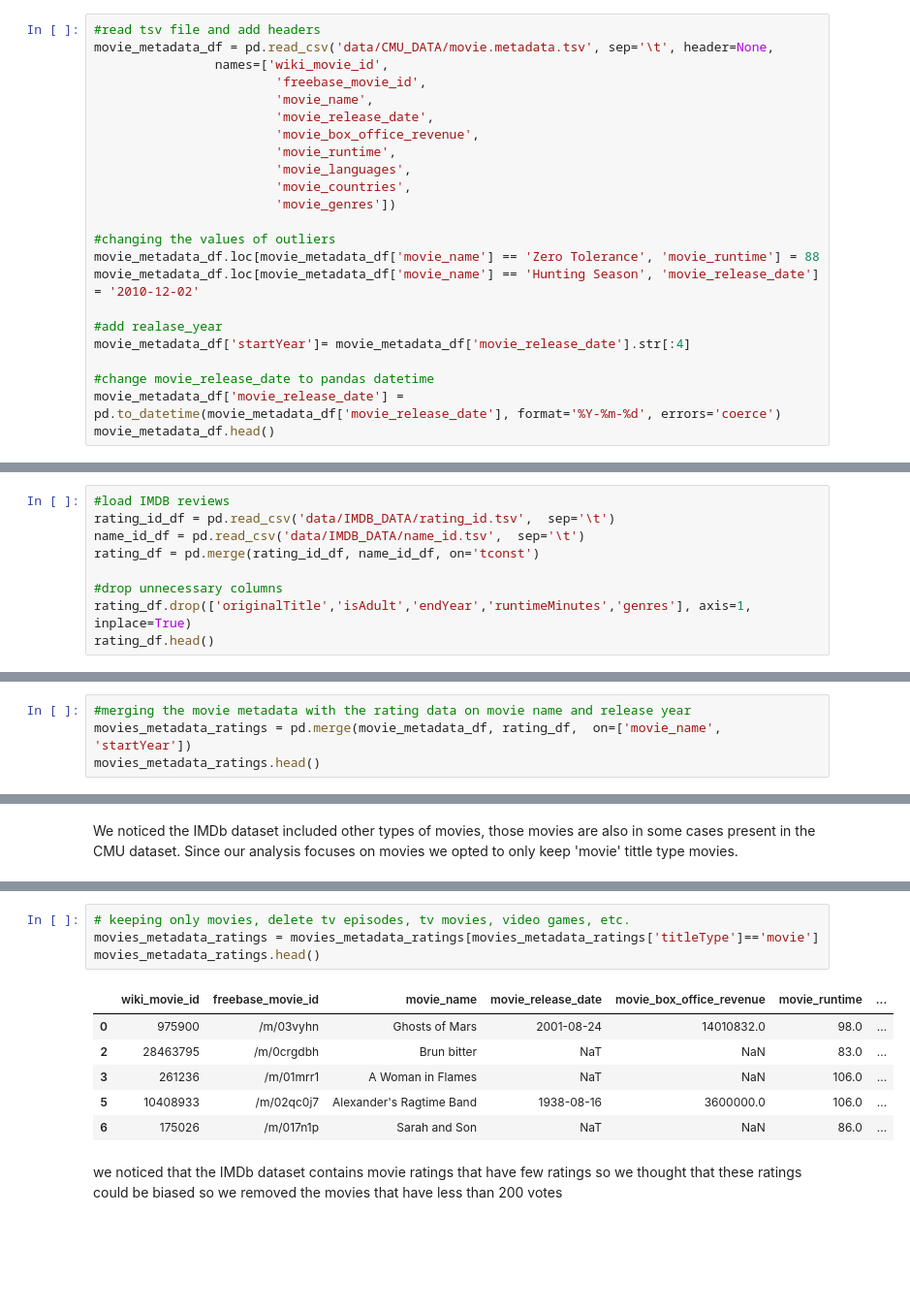
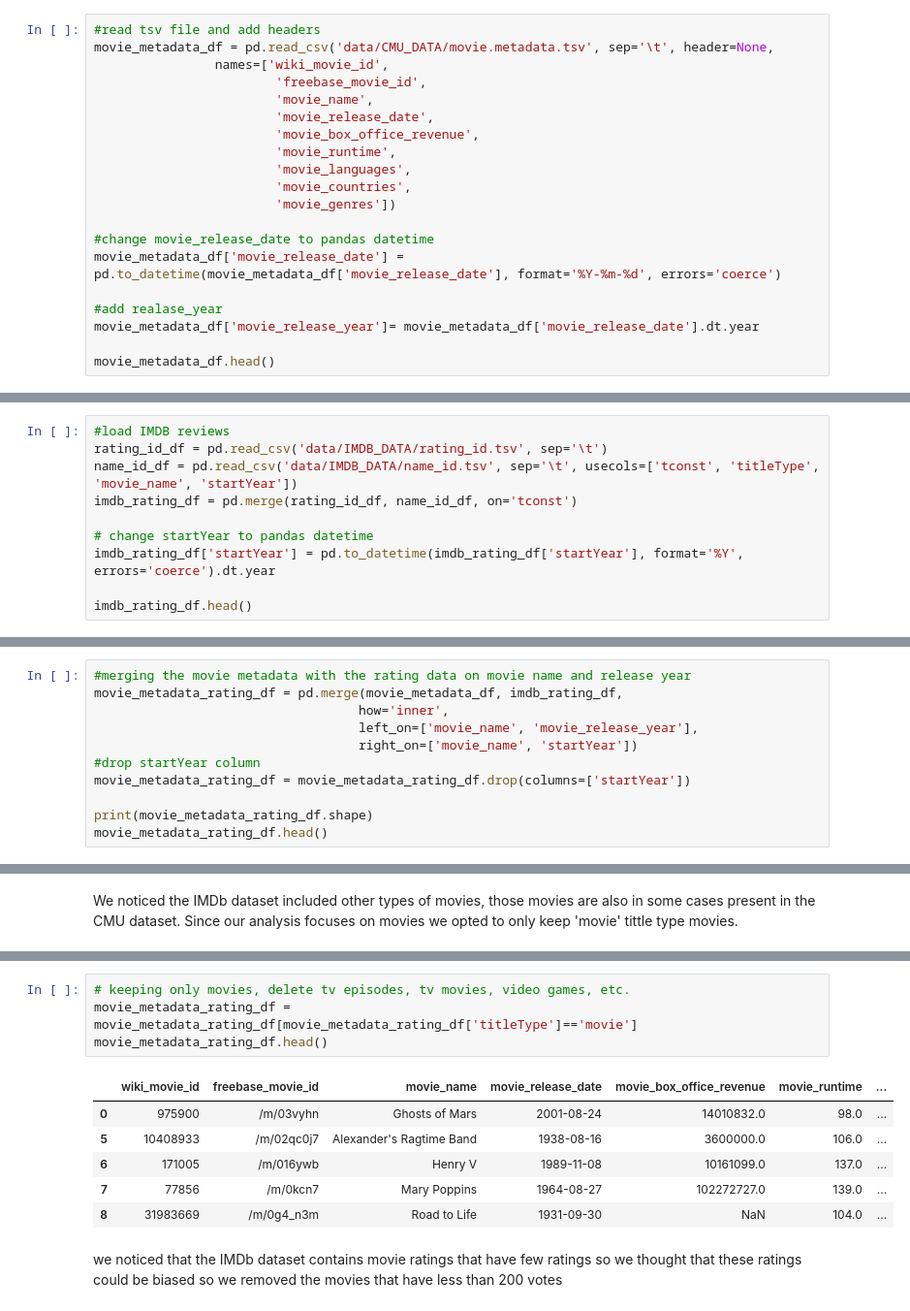
Before and after one commit to epfl-ada/ada-2023-project-adhd2023, a Jupyter notebook: milestone2.ipynb, the cells around one changed output, grey strips where cells are left out. Shown: that part at 97% size. Drawn from its saved outputs; the diff is of its cells as text; blank space fills up the shorter version.

```diff
--- a/milestone2.ipynb
+++ b/milestone2.ipynb
@@ -105,15 +107,12 @@ movie_metadata_df = pd.read_csv('data/CMU_DATA/movie.metadata.tsv', sep='\t', he
                         'movie_countries',
                         'movie_genres'])
 
-#changing the values of outliers
-movie_metadata_df.loc[movie_metadata_df['movie_name'] == 'Zero Tolerance', 'movie_runtime'] = 88
-movie_metadata_df.loc[movie_metadata_df['movie_name'] == 'Hunting Season', 'movie_release_date'] = '2010-12-02'
+#change movie_release_date to pandas datetime
+movie_metadata_df['movie_release_date'] = pd.to_datetime(movie_metadata_df['movie_release_date'], format='%Y-%m-%d', errors='coerce')
 
 #add realase_year
-movie_metadata_df['startYear']= movie_metadata_df['movie_release_date'].str[:4]
+movie_metadata_df['movie_release_year']= movie_metadata_df['movie_release_date'].dt.year
 
-#change movie_release_date to pandas datetime
-movie_metadata_df['movie_release_date'] = pd.to_datetime(movie_metadata_df['movie_release_date'], format='%Y-%m-%d', errors='coerce')
 movie_metadata_df.head()
 # %% [output]
 |  | wiki_movie_id | freebase_movie_id | movie_name | movie_release_date | movie_box_office_revenue | movie_runtime | ... |
@@ -205,12 +208,13 @@ tvtropes_clusters_df.head()
 #### 2. Loading IMDB Data
 # %%
 #load IMDB reviews
-rating_id_df = pd.read_csv('data/IMDB_DATA/rating_id.tsv',  sep='\t')
-name_id_df = pd.read_csv('data/IMDB_DATA/name_id.tsv',  sep='\t')
-rating_df = pd.merge(rating_id_df, name_id_df, on='tconst')
+rating_id_df = pd.read_csv('data/IMDB_DATA/rating_id.tsv', sep='\t')
+name_id_df = pd.read_csv('data/IMDB_DATA/name_id.tsv', sep='\t', usecols=['tconst', 'titleType', 'movie_name', 'startYear'])
+imdb_rating_df = pd.merge(rating_id_df, name_id_df, on='tconst')
 
-#drop unnecessary columns
-rating_df.drop(['originalTitle','isAdult','endYear','runtimeMinutes','genres'], axis=1, inplace=True)
-rating_df.head()
+# change startYear to pandas datetime
+imdb_rating_df['startYear'] = pd.to_datetime(imdb_rating_df['startYear'], format='%Y', errors='coerce').dt.year
+
+imdb_rating_df.head()
 # %% [output]
 |  | tconst | averageRating | numVotes | titleType | movie_name | startYear |
@@ -237,5 +345,12 @@ events.head()
 # %%
 #merging the movie metadata with the rating data on movie name and release year
-movies_metadata_ratings = pd.merge(movie_metadata_df, rating_df,  on=['movie_name', 'startYear'])
-movies_metadata_ratings.head()
+movie_metadata_rating_df = pd.merge(movie_metadata_df, imdb_rating_df,
+                                   how='inner',
+                                   left_on=['movie_name', 'movie_release_year'],
+                                   right_on=['movie_name', 'startYear'])
+#drop startYear column
+movie_metadata_rating_df = movie_metadata_rating_df.drop(columns=['startYear'])
+
+print(movie_metadata_rating_df.shape)
+movie_metadata_rating_df.head()
 # %% [output]
@@ -263,14 +454,14 @@ array(['movie', 'tvEpisode', 'short', 'tvMovie', 'video', 'tvSeries',
 # %%
 # keeping only movies, delete tv episodes, tv movies, video games, etc.
-movies_metadata_ratings = movies_metadata_ratings[movies_metadata_ratings['titleType']=='movie']
-movies_metadata_ratings.head()
+movie_metadata_rating_df = movie_metadata_rating_df[movie_metadata_rating_df['titleType']=='movie']
+movie_metadata_rating_df.head()
 # %% [output]
 |  | wiki_movie_id | freebase_movie_id | movie_name | movie_release_date | movie_box_office_revenue | movie_runtime | ... |
 | 0 | 975900 | /m/03vyhn | Ghosts of Mars | 2001-08-24 | 14010832.0 | 98.0 | ... |
-| 2 | 28463795 | /m/0crgdbh | Brun bitter | NaT | NaN | 83.0 | ... |
-| 3 | 261236 | /m/01mrr1 | A Woman in Flames | NaT | NaN | 106.0 | ... |
 | 5 | 10408933 | /m/02qc0j7 | Alexander's Ragtime Band | 1938-08-16 | 3600000.0 | 106.0 | ... |
-| 6 | 175026 | /m/017n1p | Sarah and Son | NaT | NaN | 86.0 | ... |
+| 6 | 171005 | /m/016ywb | Henry V | 1989-11-08 | 10161099.0 | 137.0 | ... |
+| 7 | 77856 | /m/0kcn7 | Mary Poppins | 1964-08-27 | 102272727.0 | 139.0 | ... |
+| 8 | 31983669 | /m/0g4_n3m | Road to Life | 1931-09-30 | NaN | 104.0 | ... |
 # %% [markdown]
 we noticed that the IMDb dataset contains movie ratings that have few ratings so we thought that these ratings could be biased so we removed the movies that have less than 200 votes
 # %%
```
Also changed, not shown: parts of 60 cells of this notebook.
